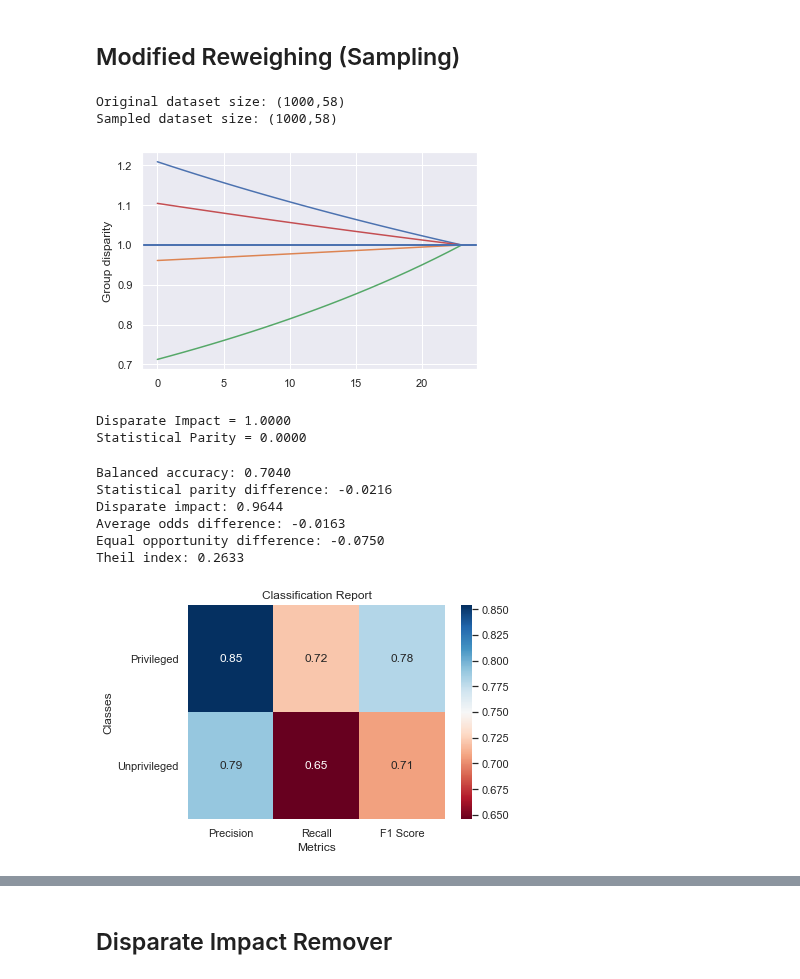
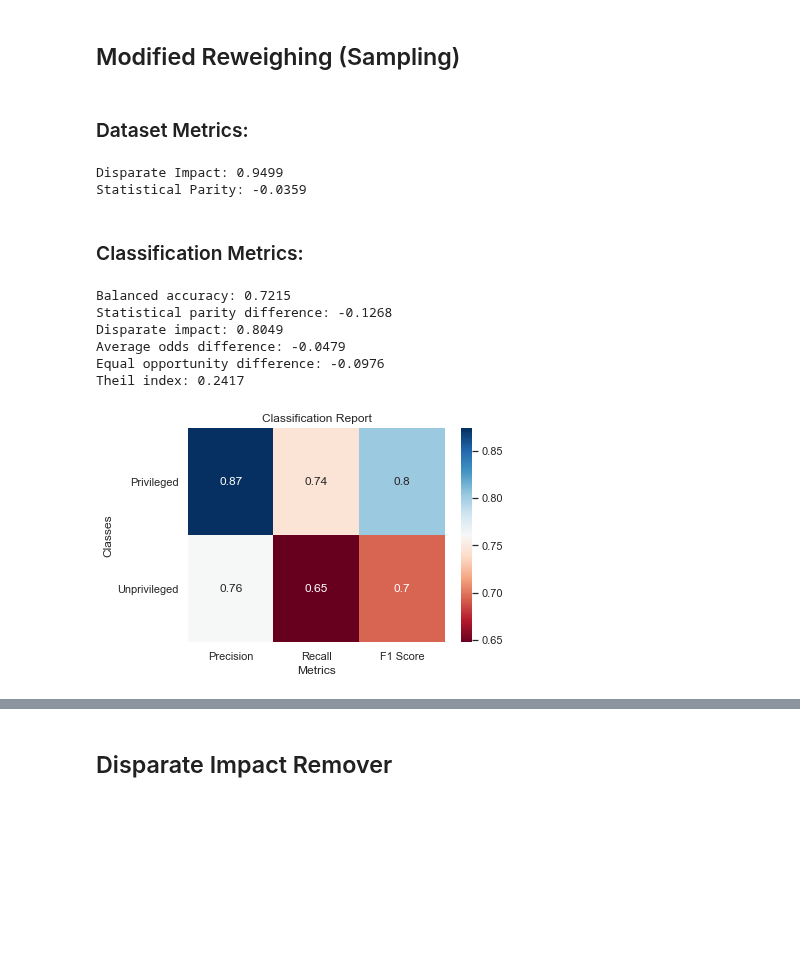
Before and after one commit to giordanoDaloisio/bias-mitigation-methods, a Jupyter notebook: German.ipynb, the cells around one changed output, grey strips where cells are left out. Saved outputs shown, nothing was run; the diff lists cells and outputs as text; code cells hidden in the pictures; blank space fills up the shorter version.

```diff
--- a/German.ipynb
+++ b/German.ipynb
@@ -385,34 +375,24 @@ Matplotlib is currently using agg, which is a non-GUI backend, so cannot show th
 # %% [markdown]
 ## Modified Reweighing (Sampling)
 # %%
-df = german.convert_to_dataframe()[0]
-sampled1_data = sample_dataset(
-    df,
-    [df['age']==0, df['age']==1],
-    df['credit']==1,
-    df['credit']==0,
-    ['age'], 'credit', round_level=15)
+sampled1_data = german.copy()
+sampler = Sampler(round_level=1)
-# %% [output]
-Original dataset size: (1000,58)
-Sampled dataset size: (1000,58)
-[figure, removed]
-# %%
-metrics = compute_dataset_fairness_metrics(sampled1_data, unpriv_attr, privileged_attr)
-# %% [output]
-Disparate Impact = 1.0000
-Statistical Parity = 0.0000
 # %%
 sampled1_class = classify(
     make_pipeline(StandardScaler(), LogisticRegression(class_weight='balanced', solver='liblinear')),
-    sampled1_data, privileged_attr, unpriv_attr)
+    sampled1_data, privileged_attr, unpriv_attr, debiaser=sampler, n_splits=5)
 # %% [output]
+### Dataset Metrics:
-Balanced accuracy: 0.7040
-Statistical parity difference: -0.0216
-Disparate impact: 0.9644
-Average odds difference: -0.0163
-Equal opportunity difference: -0.0750
-Theil index: 0.2633
+Disparate Impact: 0.9499
+Statistical Parity: -0.0359
+### Classification Metrics:
+Balanced accuracy: 0.7215
+Statistical parity difference: -0.1268
+Disparate impact: 0.8049
+Average odds difference: -0.0479
+Equal opportunity difference: -0.0976
+Theil index: 0.2417
-[figure, old version]
+[figure, new version]
 # %%
 plot_metrics_comparison(bias1_class, sampled1_class, 'Bias dataset', 'Sampled')
 plot_metrics_comparison(rw1_class, sampled1_class, 'Reweighing', 'Sampled')
```
Also changed, not shown: parts of 35 cells of this notebook, 5 other files.
